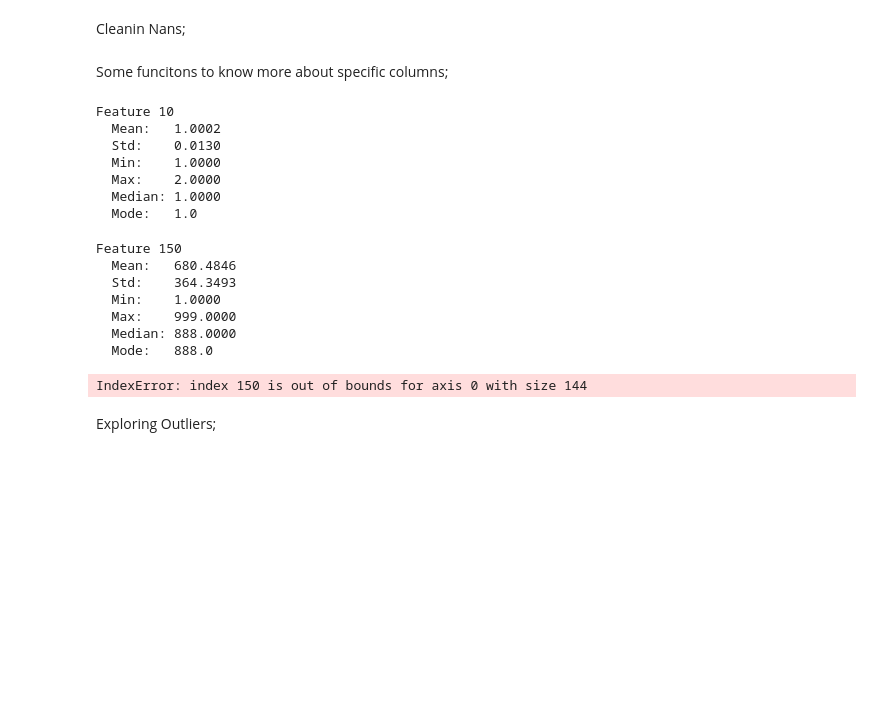
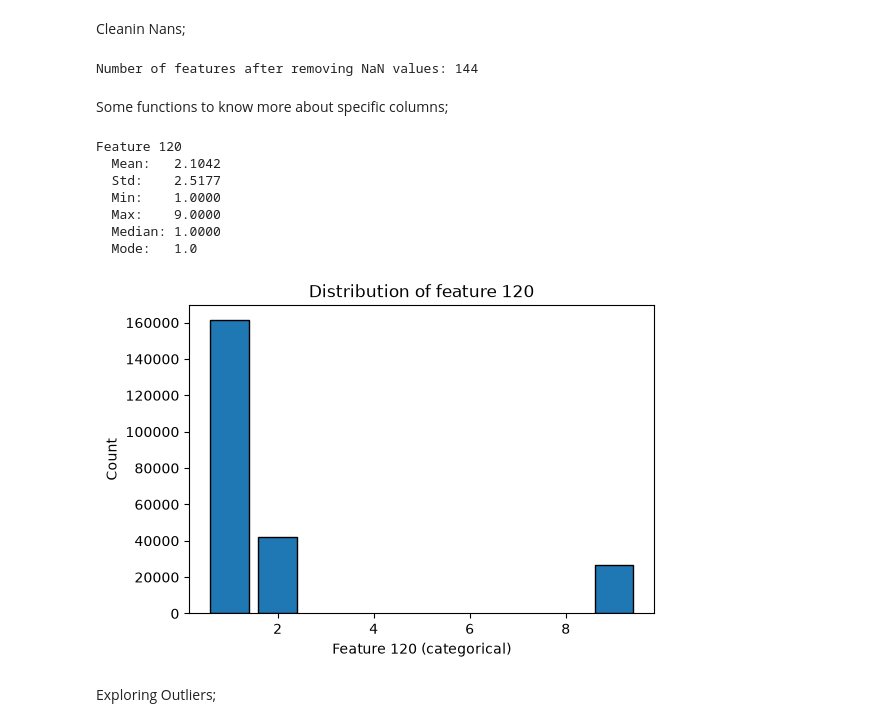
Before and after one commit to bsoleclaur/epfl-ml-project1, a Jupyter notebook: dataanalysis.ipynb, the cells around one changed output. Saved outputs shown, nothing was run; the diff lists cells and outputs as text; code cells hidden in the pictures; blank space fills up the shorter version.

```diff
--- a/dataanalysis.ipynb
+++ b/dataanalysis.ipynb
@@ -90,5 +105,11 @@ Cleanin Nans;
 keep_mask_nan = remove_nan_feat(x_train, threshold=0.3)
 # keep mask of features with less than `threshold` proportion of NaN values
 # %%
-X_clean_nan = x_train[:, keep_mask_nan]
+X_clean_nan_tr = x_train[:, keep_mask_nan]
+X_clean_nan_val = x_validation[:, keep_mask_nan]
+X_clean_nan_te = x_te[:, keep_mask_nan]
+X_clean_nan_test = x_test[:, keep_mask_nan]
+print (f'Number of features after removing NaN values: {X_clean_nan_tr.shape[1]}')
+# %% [output]
+Number of features after removing NaN values: 144
 # %%
@@ -96,34 +117,29 @@ cat_mask, num_mask = detect_categorical_features(X_clean_nan, max_unique=30)
 #cat_mask : np.ndarray of bool Boolean mask of categorical columns.
 #num_mask : np.ndarray of bool  Boolean mask of numerical columns.
 # %% [markdown]
-Some funcitons to know more about specific columns;
+Some functions to know more about specific columns;
 # %%
-stats = summarize_basic(x_train , cat_mask)
-#Dictionary containing mean, std, min, max, median, and mode (if categorical)
+
+stats = summarize_basic(X_clean_nan_tr, cat_mask)
+
+
+#Dictionary containing mean, std, min, max, median, and mode (  )
-# %% [output]
-Feature 10
-  Mean:   1.0002
-  Std:    0.0130
-  Min:    1.0000
-  Max:    2.0000
-  Median: 1.0000
-  Mode:   1.0
 # %%
-j = 150 # Which column are we analyzing
+j = 120 # Which column are we analyzing
 show_feature_stats(stats, j)
 # %% [output]
-Feature 150
-  Mean:   680.4846
-  Std:    364.3493
+Feature 120
+  Mean:   2.1042
+  Std:    2.5177
   Min:    1.0000
-  Max:    999.0000
-  Median: 888.0000
-  Mode:   888.0
+  Max:    9.0000
+  Median: 1.0000
+  Mode:   1.0
 # %%
-plot_feature_distribution(x_train, cat_mask, j, bins=30)
+plot_feature_distribution(X_clean_nan_tr, cat_mask, j, bins=30)
 # plot of the feature we choose
 # %% [output]
-IndexError: index 150 is out of bounds for axis 0 with size 144
+[figure, added]
 # %% [markdown]
 Exploring Outliers;
 # %%
```
Also changed, not shown: parts of 27 cells of this notebook, 2 other files.
